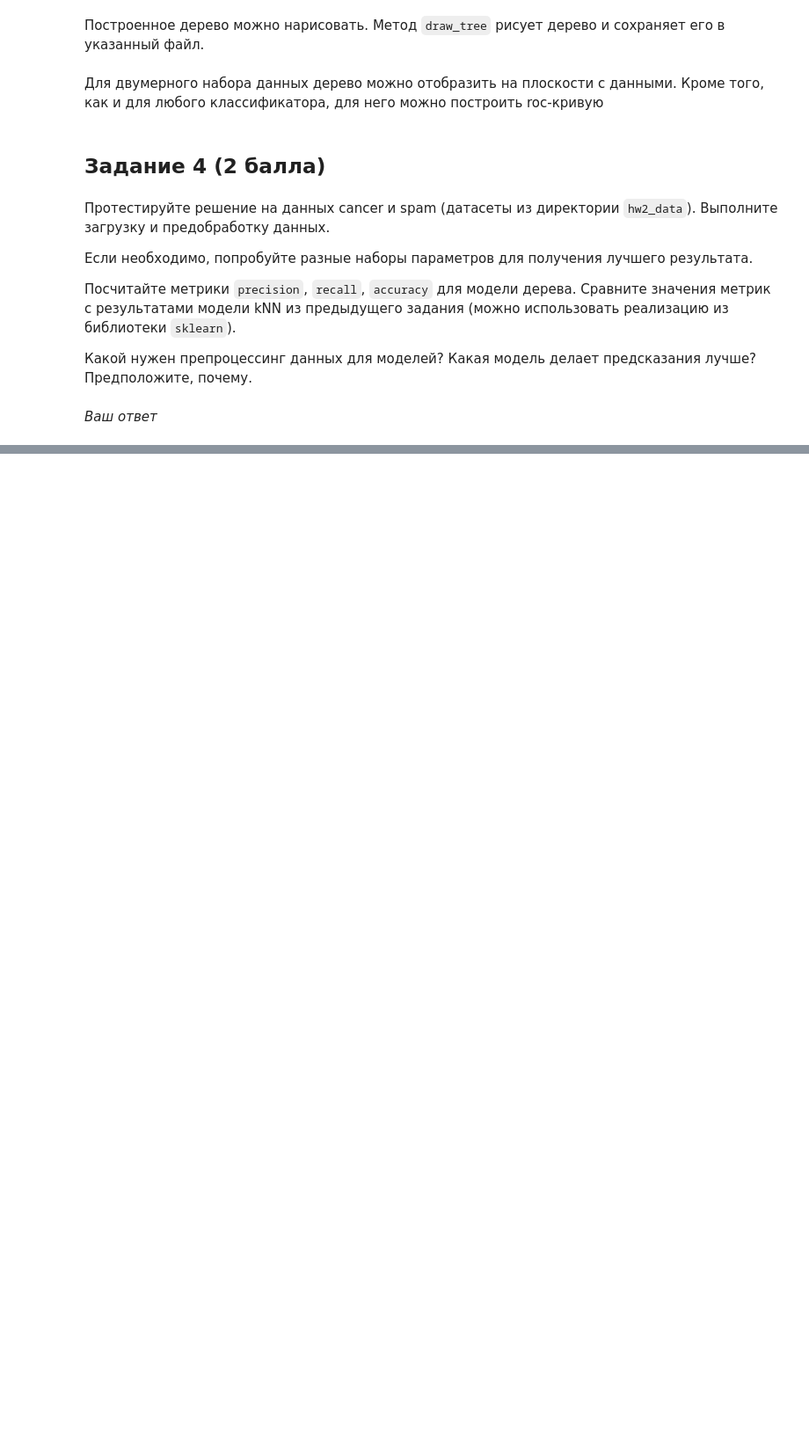
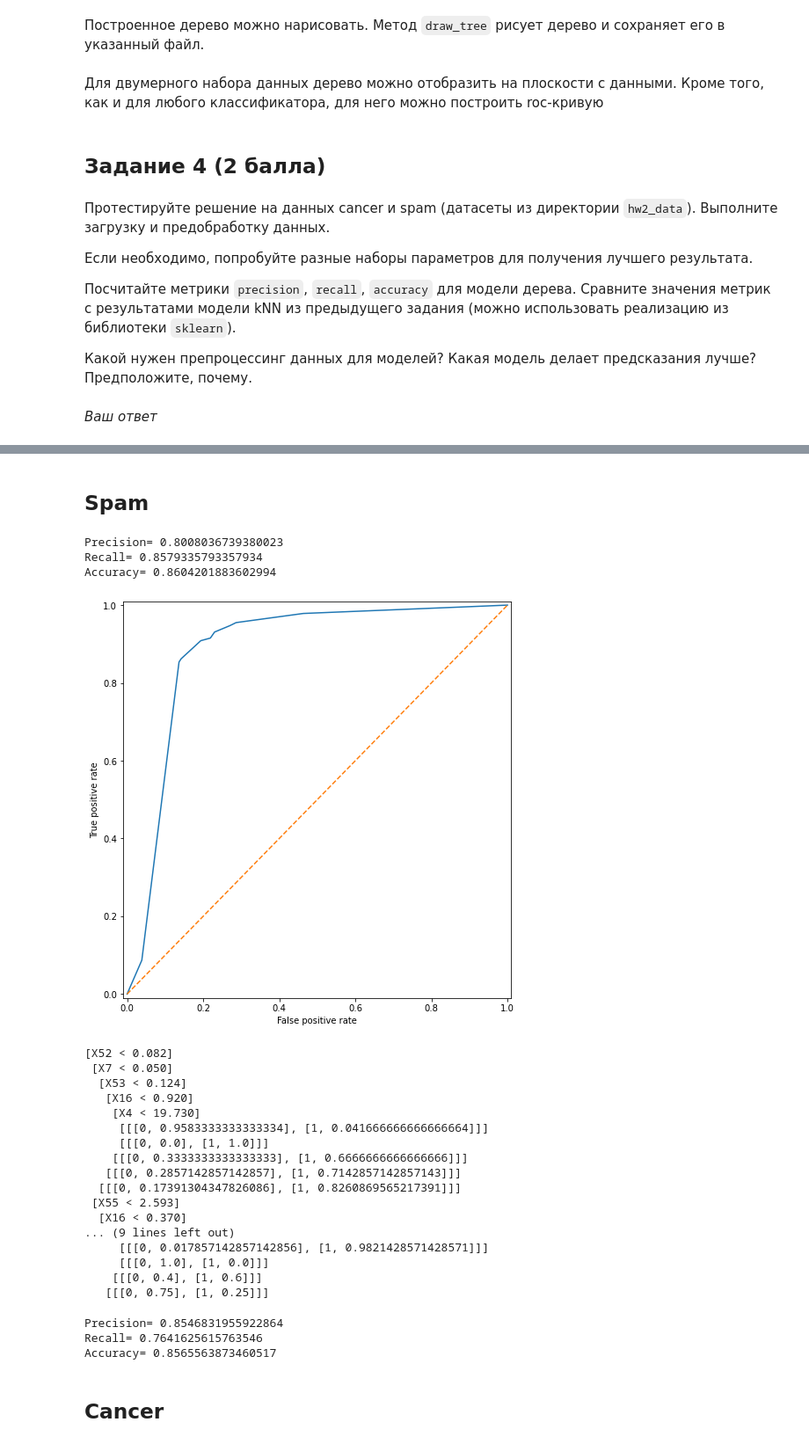
Before and after one commit to Alexoflife/ML_bioinf, a Jupyter notebook: HW3/ML_HW3.ipynb, the cells around one changed output, grey strips where cells are left out. Shown: that part at 88% size. Drawn from its saved outputs; the diff is of its cells as text; code cells hidden in the pictures; blank space fills up the shorter version.

```diff
--- a/HW3/ML_HW3.ipynb
+++ b/HW3/ML_HW3.ipynb
@@ -292,0 +332,2 @@ draw_tree(tree)
+# %% [markdown]
+## Spam
@@ -292,0 +338,45 @@ draw_tree(tree)
+# %%
+tree = DecisionTreeClassifier(max_depth=5, min_samples_leaf=30)
+root = tree.fit(Spam_train)
+y_pred = tree.predict(X_test, root)
+print('Precision=', str(precision_score(y_test, y_pred)))
+print('Recall=', str(recall_score(y_test, y_pred)))
+print('Accuracy=', str(accuracy_score(y_test, y_pred)))
+plot_roc_curve(y_test, tree.predict_proba(X_test, root))
+tree.print_tree(root)
+# %% [output]
+Precision= 0.8008036739380023
+Recall= 0.8579335793357934
+Accuracy= 0.8604201883602994
+[figure, added]
+[X52 < 0.082]
+ [X7 < 0.050]
+  [X53 < 0.124]
+   [X16 < 0.920]
+    [X4 < 19.730]
+     [[[0, 0.9583333333333334], [1, 0.041666666666666664]]]
+     [[[0, 0.0], [1, 1.0]]]
+    [[[0, 0.3333333333333333], [1, 0.6666666666666666]]]
+   [[[0, 0.2857142857142857], [1, 0.7142857142857143]]]
+  [[[0, 0.17391304347826086], [1, 0.8260869565217391]]]
+ [X55 < 2.593]
+  [X16 < 0.370]
+... (9 lines left out)
+     [[[0, 0.017857142857142856], [1, 0.9821428571428571]]]
+     [[[0, 1.0], [1, 0.0]]]
+    [[[0, 0.4], [1, 0.6]]]
+   [[[0, 0.75], [1, 0.25]]]
+# %%
+X_train, X_test, y_train, y_test = train_test_split(MinMaxScaler().fit_transform(X_spam), y_spam, train_size = 0.1)
+K_NN = KNeighborsClassifier()
+K_NN.fit(X_train, y_train)
+y_pred = K_NN.predict(X_test)
+print('Precision=', str(precision_score(y_test, y_pred)))
+print('Recall=', str(recall_score(y_test, y_pred)))
+print('Accuracy=', str(accuracy_score(y_test, y_pred)))
+# %% [output]
+Precision= 0.8546831955922864
+Recall= 0.7641625615763546
+Accuracy= 0.8565563873460517
+# %% [markdown]
+## Cancer
```
Also changed, not shown: parts of 18 cells of this notebook.
